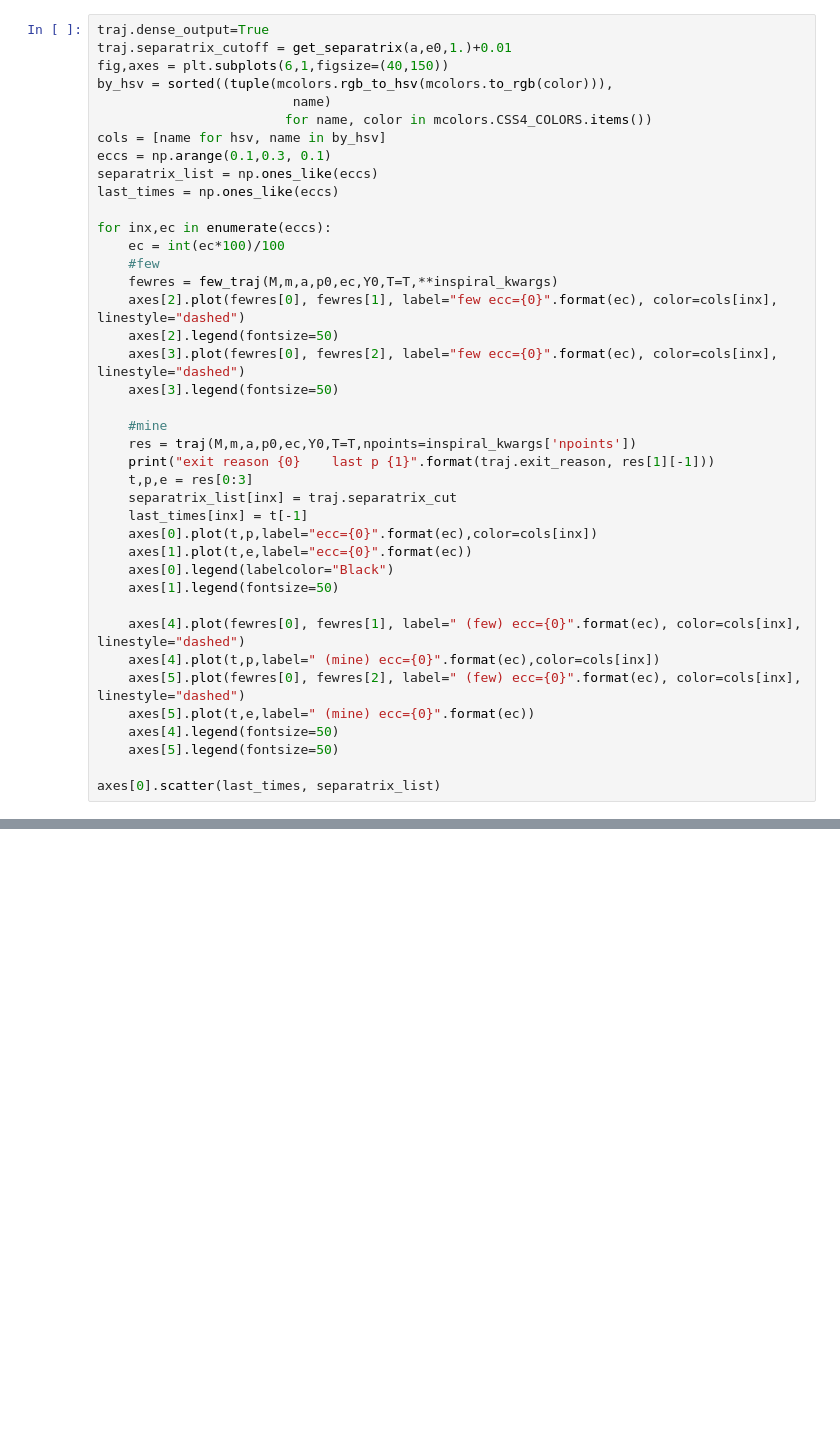
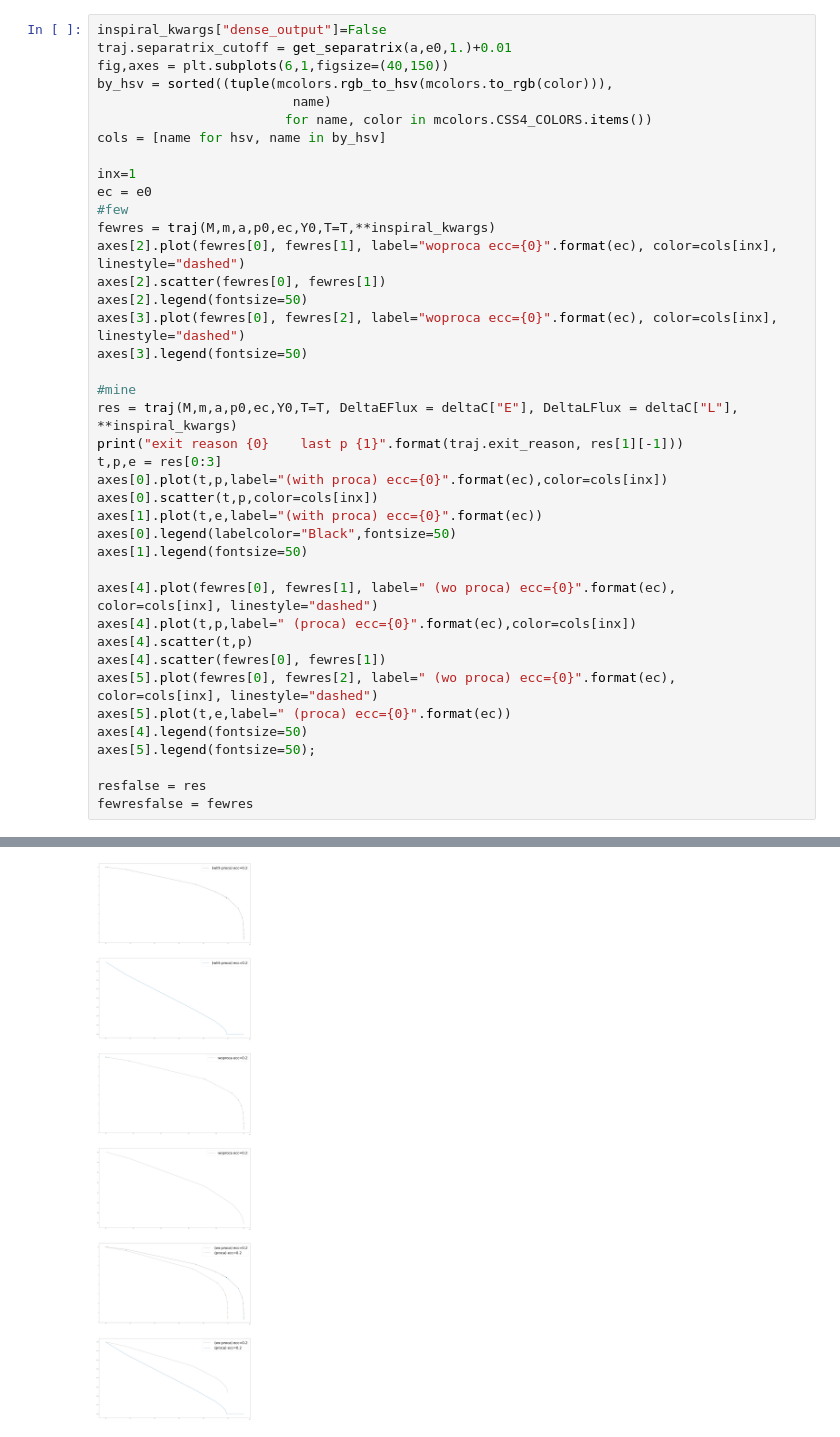
Before and after one commit to Shaun-F/GWGenerator, a Jupyter notebook: debugging/ODE_Solver.ipynb, the cells around one changed output, grey strips where cells are left out. Cells and saved outputs as stored; diff of their text form; blank space fills up the shorter version.

```diff
--- a/debugging/ODE_Solver.ipynb
+++ b/debugging/ODE_Solver.ipynb
@@ -80,40 +154,41 @@ alpha = 0.25442669409345564
 # %%
-traj.dense_output=True
+inspiral_kwargs["dense_output"]=False
 traj.separatrix_cutoff = get_separatrix(a,e0,1.)+0.01
 fig,axes = plt.subplots(6,1,figsize=(40,150))
 by_hsv = sorted((tuple(mcolors.rgb_to_hsv(mcolors.to_rgb(color))),
                          name)
                         for name, color in mcolors.CSS4_COLORS.items())
 cols = [name for hsv, name in by_hsv]
-eccs = np.arange(0.1,0.3, 0.1)
-separatrix_list = np.ones_like(eccs)
-last_times = np.ones_like(eccs)
 
-for inx,ec in enumerate(eccs):
-    ec = int(ec*100)/100
-    #few
-    fewres = few_traj(M,m,a,p0,ec,Y0,T=T,**inspiral_kwargs)
-    axes[2].plot(fewres[0], fewres[1], label="few ecc={0}".format(ec), color=cols[inx], linestyle="dashed")
-    axes[2].legend(fontsize=50)
-    axes[3].plot(fewres[0], fewres[2], label="few ecc={0}".format(ec), color=cols[inx], linestyle="dashed")
-    axes[3].legend(fontsize=50)
+inx=1
+ec = e0
+#few
+fewres = traj(M,m,a,p0,ec,Y0,T=T,**inspiral_kwargs)
+axes[2].plot(fewres[0], fewres[1], label="woproca ecc={0}".format(ec), color=cols[inx], linestyle="dashed")
+axes[2].scatter(fewres[0], fewres[1])
+axes[2].legend(fontsize=50)
+axes[3].plot(fewres[0], fewres[2], label="woproca ecc={0}".format(ec), color=cols[inx], linestyle="dashed")
+axes[3].legend(fontsize=50)
 
-    #mine
-    res = traj(M,m,a,p0,ec,Y0,T=T,npoints=inspiral_kwargs['npoints'])
-    print("exit reason {0}    last p {1}".format(traj.exit_reason, res[1][-1]))
-    t,p,e = res[0:3]
-    separatrix_list[inx] = traj.separatrix_cut
-    last_times[inx] = t[-1]
-    axes[0].plot(t,p,label="ecc={0}".format(ec),color=cols[inx])
-    axes[1].plot(t,e,label="ecc={0}".format(ec))
-    axes[0].legend(labelcolor="Black")
-    axes[1].legend(fontsize=50)
+#mine
+res = traj(M,m,a,p0,ec,Y0,T=T, DeltaEFlux = deltaC["E"], DeltaLFlux = deltaC["L"], **inspiral_kwargs)
+print("exit reason {0}    last p {1}".format(traj.exit_reason, res[1][-1]))
+t,p,e = res[0:3]
+axes[0].plot(t,p,label="(with proca) ecc={0}".format(ec),color=cols[inx])
+axes[0].scatter(t,p,color=cols[inx])
+axes[1].plot(t,e,label="(with proca) ecc={0}".format(ec))
+axes[0].legend(labelcolor="Black",fontsize=50)
+axes[1].legend(fontsize=50)
 
-    axes[4].plot(fewres[0], fewres[1], label=" (few) ecc={0}".format(ec), color=cols[inx], linestyle="dashed")
-    axes[4].plot(t,p,label=" (mine) ecc={0}".format(ec),color=cols[inx])
-    axes[5].plot(fewres[0], fewres[2], label=" (few) ecc={0}".format(ec), color=cols[inx], linestyle="dashed")
-    axes[5].plot(t,e,label=" (mine) ecc={0}".format(ec))
-    axes[4].legend(fontsize=50)
-    axes[5].legend(fontsize=50)
+axes[4].plot(fewres[0], fewres[1], label=" (wo proca) ecc={0}".format(ec), color=cols[inx], linestyle="dashed")
+axes[4].plot(t,p,label=" (proca) ecc={0}".format(ec),color=cols[inx])
+axes[4].scatter(t,p)
+axes[4].scatter(fewres[0], fewres[1])
+axes[5].plot(fewres[0], fewres[2], label=" (wo proca) ecc={0}".format(ec), color=cols[inx], linestyle="dashed")
+axes[5].plot(t,e,label=" (proca) ecc={0}".format(ec))
+axes[4].legend(fontsize=50)
+axes[5].legend(fontsize=50);
 
-axes[0].scatter(last_times, separatrix_list)
+resfalse = res
+fewresfalse = fewres
+# %% [output]
@@ -119,0 +212 @@ axes[0].scatter(last_times, separatrix_list)
+[figure, added]
```
Also changed, not shown: parts of 14 cells of this notebook, 4 other files.
